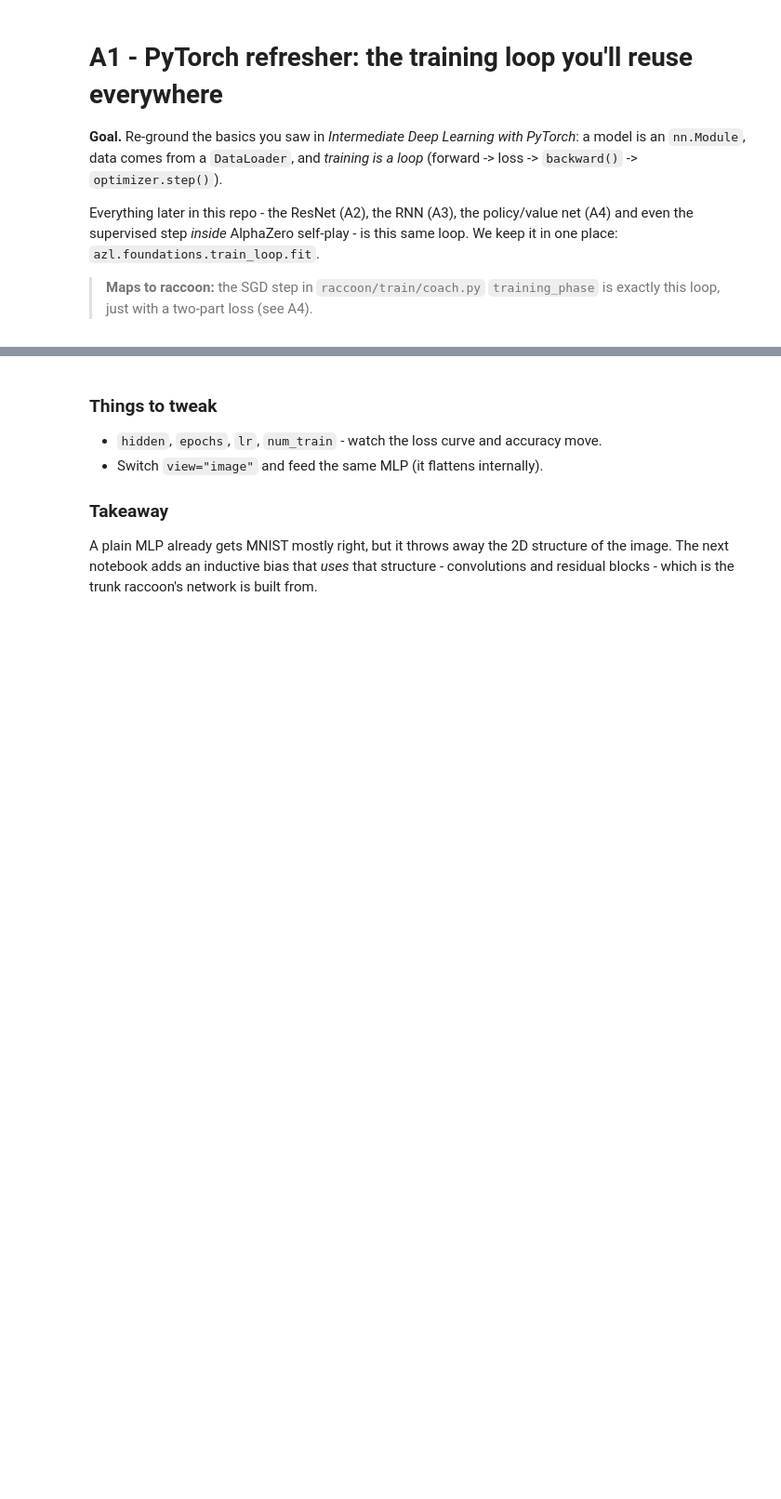
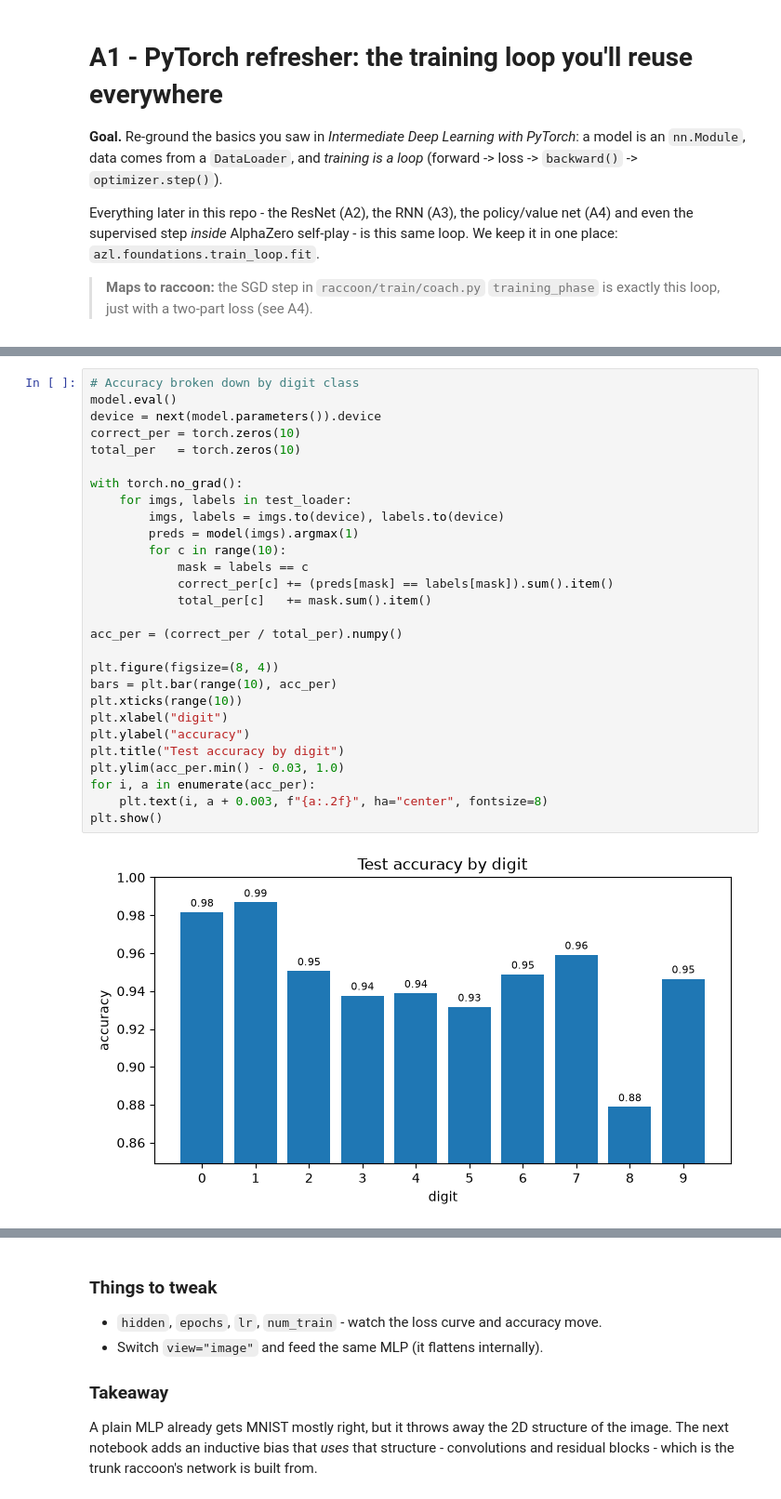
Before and after one commit to lassehjorthmadsen/alpha-zero-learning, a Jupyter notebook: notebooks/A1_pytorch_refresher.ipynb, the cells around one changed output, grey strips where cells are left out. Shown at 93% size. Saved outputs shown, nothing was run; the diff lists cells and outputs as text; blank space fills up the shorter version.

```diff
--- a/notebooks/A1_pytorch_refresher.ipynb
+++ b/notebooks/A1_pytorch_refresher.ipynb
@@ -48,0 +151,30 @@ final test accuracy: 0.9354
+# %%
+# Accuracy broken down by digit class
+model.eval()
+device = next(model.parameters()).device
+correct_per = torch.zeros(10)
+total_per   = torch.zeros(10)
+
+with torch.no_grad():
+    for imgs, labels in test_loader:
+        imgs, labels = imgs.to(device), labels.to(device)
+        preds = model(imgs).argmax(1)
+        for c in range(10):
+            mask = labels == c
+            correct_per[c] += (preds[mask] == labels[mask]).sum().item()
+            total_per[c]   += mask.sum().item()
+
+acc_per = (correct_per / total_per).numpy()
+
+plt.figure(figsize=(8, 4))
+bars = plt.bar(range(10), acc_per)
+plt.xticks(range(10))
+plt.xlabel("digit")
+plt.ylabel("accuracy")
+plt.title("Test accuracy by digit")
+plt.ylim(acc_per.min() - 0.03, 1.0)
+for i, a in enumerate(acc_per):
+    plt.text(i, a + 0.003, f"{a:.2f}", ha="center", fontsize=8)
+plt.show()
+# %% [output]
+[figure, added]
```
Also changed, not shown: parts of 8 cells of this notebook, 1 other file.
